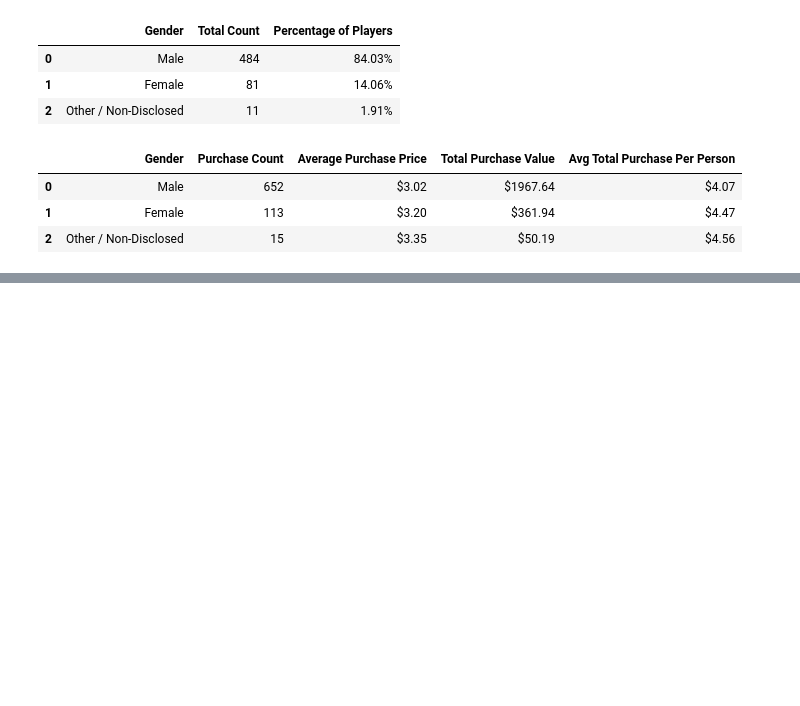
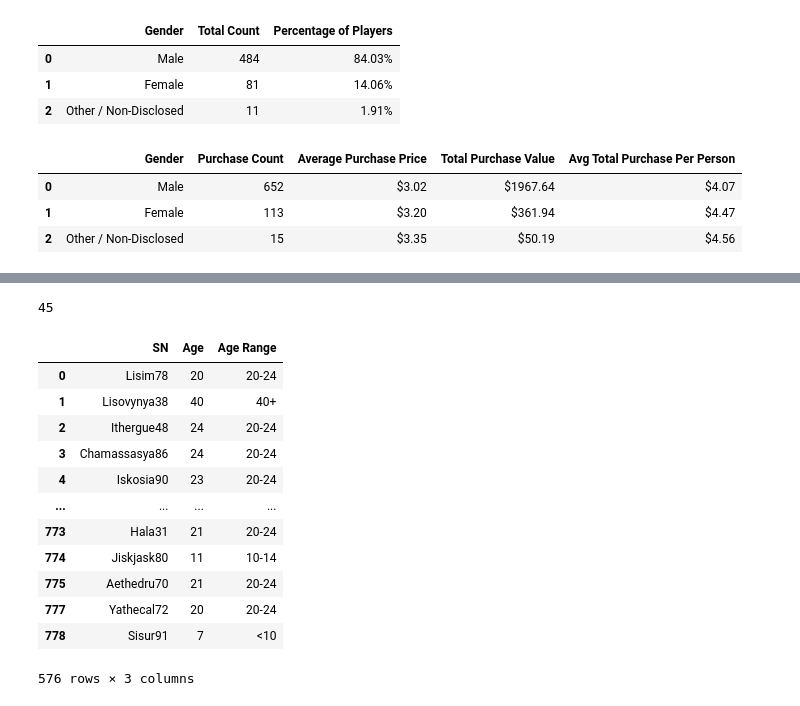
Before and after one commit to KDaceyx/pandas-challenge, a Jupyter notebook: HeroesOfPymoli/User_Analysis_1.ipynb, the cells around one changed output, grey strips where cells are left out. Saved outputs shown, nothing was run; the diff lists cells and outputs as text; code cells hidden in the pictures; blank space fills up the shorter version.

```diff
--- a/HeroesOfPymoli/User_Analysis_1.ipynb
+++ b/HeroesOfPymoli/User_Analysis_1.ipynb
@@ -160,3 +160,10 @@ GenderPurchasesDF
 | 0 | Male | 652 | $3.02 | $1967.64 | $4.07 |
 | 1 | Female | 113 | $3.20 | $361.94 | $4.47 |
 | 2 | Other / Non-Disclosed | 15 | $3.35 | $50.19 | $4.56 |
+# %%
+# Age Demographics
+# Create DF for unique SNs and age
+
+uniqueSN_age = source_data[['SN','Age']]
+uniqueSN_age = uniqueSN_age.drop_duplicates(subset = ["SN"])
+uniqueSN_age
@@ -162,0 +184,5 @@ GenderPurchasesDF
+# %%
+# Find max age
+print(uniqueSN_age['Age'].max())
+# %% [output]
+45
@@ -162,0 +193,18 @@ GenderPurchasesDF
+# %%
+#Categorize the existing players using the age bins. Hint: use pd.cut()
+uniqueSN_age['Age Range'] = pd.cut(uniqueSN_age['Age'], bins, labels=group_labels)
+uniqueSN_age
+# %% [output]
+|  | SN | Age | Age Range |
+| 0 | Lisim78 | 20 | 20-24 |
+| 1 | Lisovynya38 | 40 | 40+ |
+| 2 | Ithergue48 | 24 | 20-24 |
+| 3 | Chamassasya86 | 24 | 20-24 |
+| 4 | Iskosia90 | 23 | 20-24 |
+| ... | ... | ... | ... |
+| 773 | Hala31 | 21 | 20-24 |
+| 774 | Jiskjask80 | 11 | 10-14 |
+| 775 | Aethedru70 | 21 | 20-24 |
+| 777 | Yathecal72 | 20 | 20-24 |
+| 778 | Sisur91 | 7 | <10 |
+576 rows × 3 columns
```
Also changed, not shown: parts of 12 cells of this notebook.
